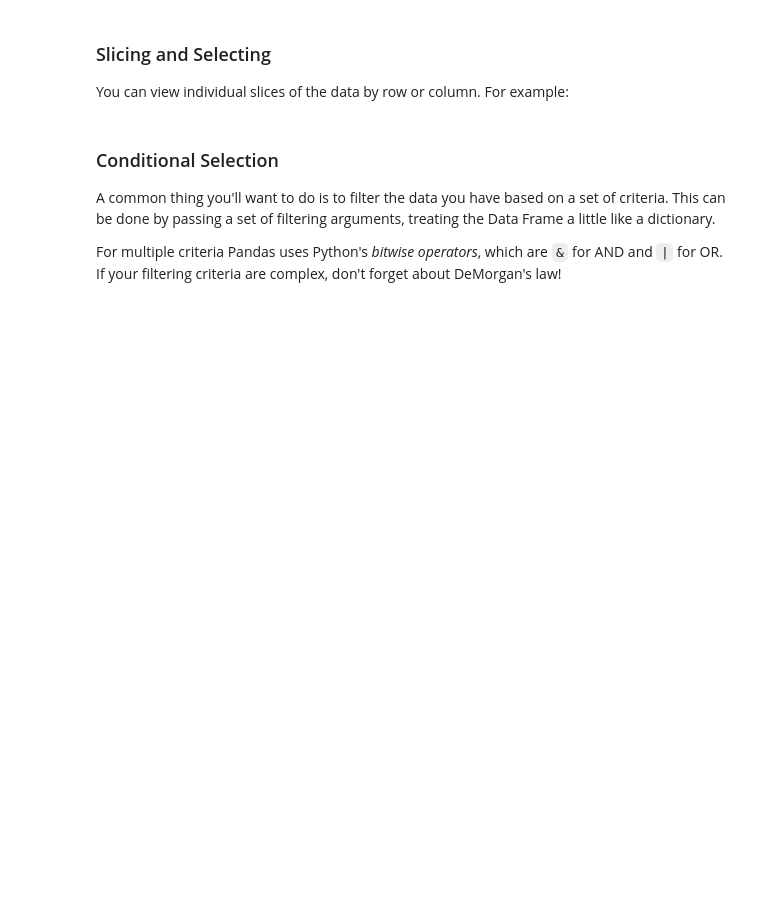
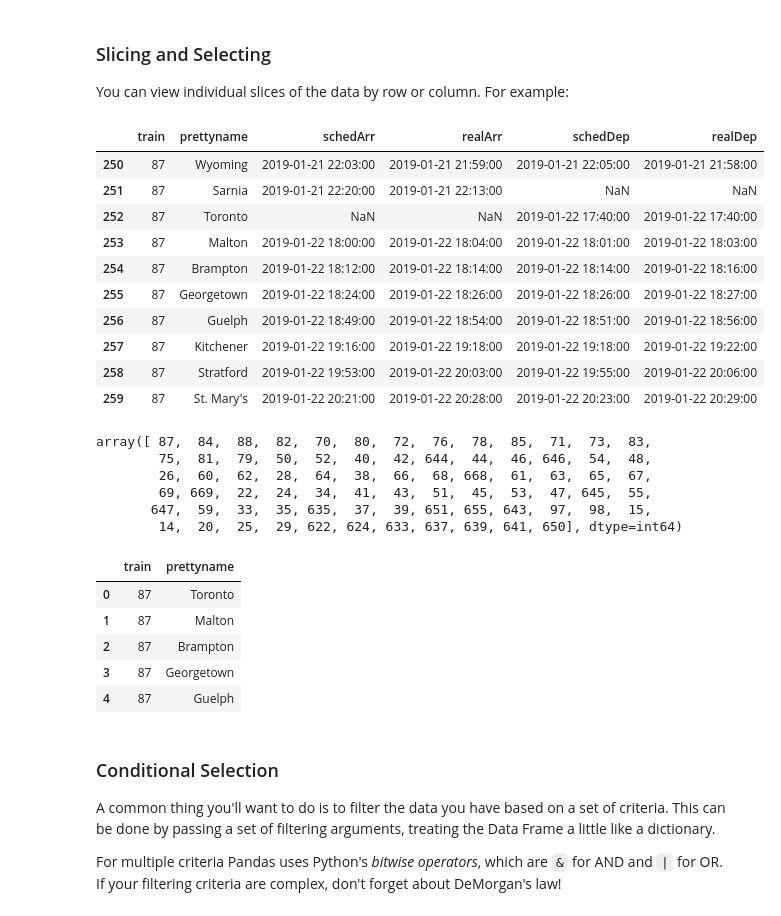
Before and after one commit to wklumpen/python-workshop, a Jupyter notebook: Pandas Introduction.ipynb, the cells around one changed output. Drawn from its saved outputs; the diff is of its cells as text; code cells hidden in the pictures; blank space fills up the shorter version.

```diff
--- a/Pandas Introduction.ipynb
+++ b/Pandas Introduction.ipynb
@@ -39,9 +53,33 @@ via.head()
 ### Slicing and Selecting
 You can view individual slices of the data by row or column. For example:
 # %%
-display(via.iloc[250])
-display(via.train.unique())
+display(via.iloc[250:260])
+display(via['train'].unique())
 via[['train', 'prettyname']].head()
+# %% [output]
+|  | train | prettyname | schedArr | realArr | schedDep | realDep |
+| 250 | 87 | Wyoming | 2019-01-21 22:03:00 | 2019-01-21 21:59:00 | 2019-01-21 22:05:00 | 2019-01-21 21:58:00 |
+| 251 | 87 | Sarnia | 2019-01-21 22:20:00 | 2019-01-21 22:13:00 | NaN | NaN |
+| 252 | 87 | Toronto | NaN | NaN | 2019-01-22 17:40:00 | 2019-01-22 17:40:00 |
+| 253 | 87 | Malton | 2019-01-22 18:00:00 | 2019-01-22 18:04:00 | 2019-01-22 18:01:00 | 2019-01-22 18:03:00 |
+| 254 | 87 | Brampton | 2019-01-22 18:12:00 | 2019-01-22 18:14:00 | 2019-01-22 18:14:00 | 2019-01-22 18:16:00 |
+| 255 | 87 | Georgetown | 2019-01-22 18:24:00 | 2019-01-22 18:26:00 | 2019-01-22 18:26:00 | 2019-01-22 18:27:00 |
+| 256 | 87 | Guelph | 2019-01-22 18:49:00 | 2019-01-22 18:54:00 | 2019-01-22 18:51:00 | 2019-01-22 18:56:00 |
+| 257 | 87 | Kitchener | 2019-01-22 19:16:00 | 2019-01-22 19:18:00 | 2019-01-22 19:18:00 | 2019-01-22 19:22:00 |
+| 258 | 87 | Stratford | 2019-01-22 19:53:00 | 2019-01-22 20:03:00 | 2019-01-22 19:55:00 | 2019-01-22 20:06:00 |
+| 259 | 87 | St. Mary's | 2019-01-22 20:21:00 | 2019-01-22 20:28:00 | 2019-01-22 20:23:00 | 2019-01-22 20:29:00 |
+array([ 87,  84,  88,  82,  70,  80,  72,  76,  78,  85,  71,  73,  83,
+        75,  81,  79,  50,  52,  40,  42, 644,  44,  46, 646,  54,  48,
+        26,  60,  62,  28,  64,  38,  66,  68, 668,  61,  63,  65,  67,
+        69, 669,  22,  24,  34,  41,  43,  51,  45,  53,  47, 645,  55,
+       647,  59,  33,  35, 635,  37,  39, 651, 655, 643,  97,  98,  15,
+        14,  20,  25,  29, 622, 624, 633, 637, 639, 641, 650], dtype=int64)
+|  | train | prettyname |
+| 0 | 87 | Toronto |
+| 1 | 87 | Malton |
+| 2 | 87 | Brampton |
+| 3 | 87 | Georgetown |
+| 4 | 87 | Guelph |
 # %% [markdown]
 ### Conditional Selection
 A common thing you'll want to do is to filter the data you have based on a set of criteria. This can be done by passing a set of filtering arguments, treating the Data Frame a little like a dictionary.
```
Also changed, not shown: parts of 13 cells of this notebook, 2 other files.
